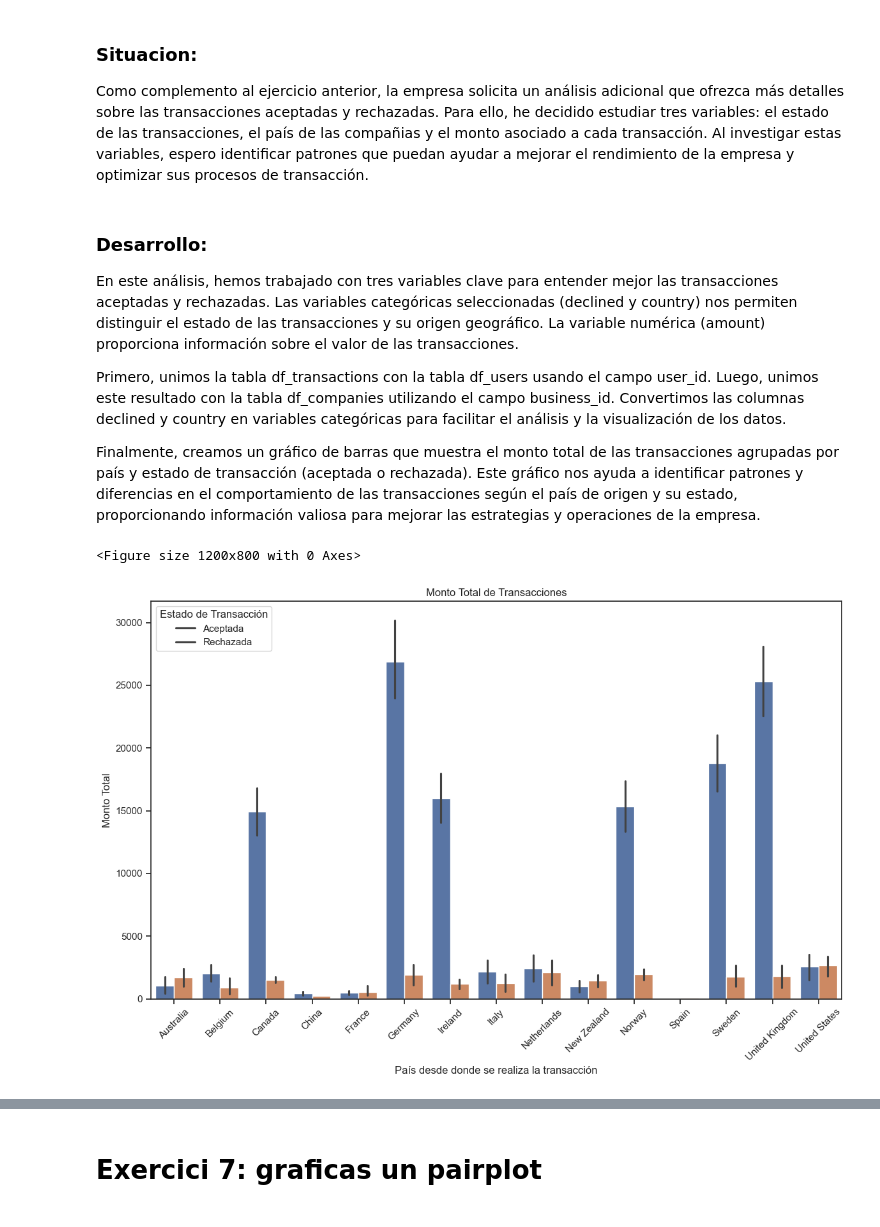
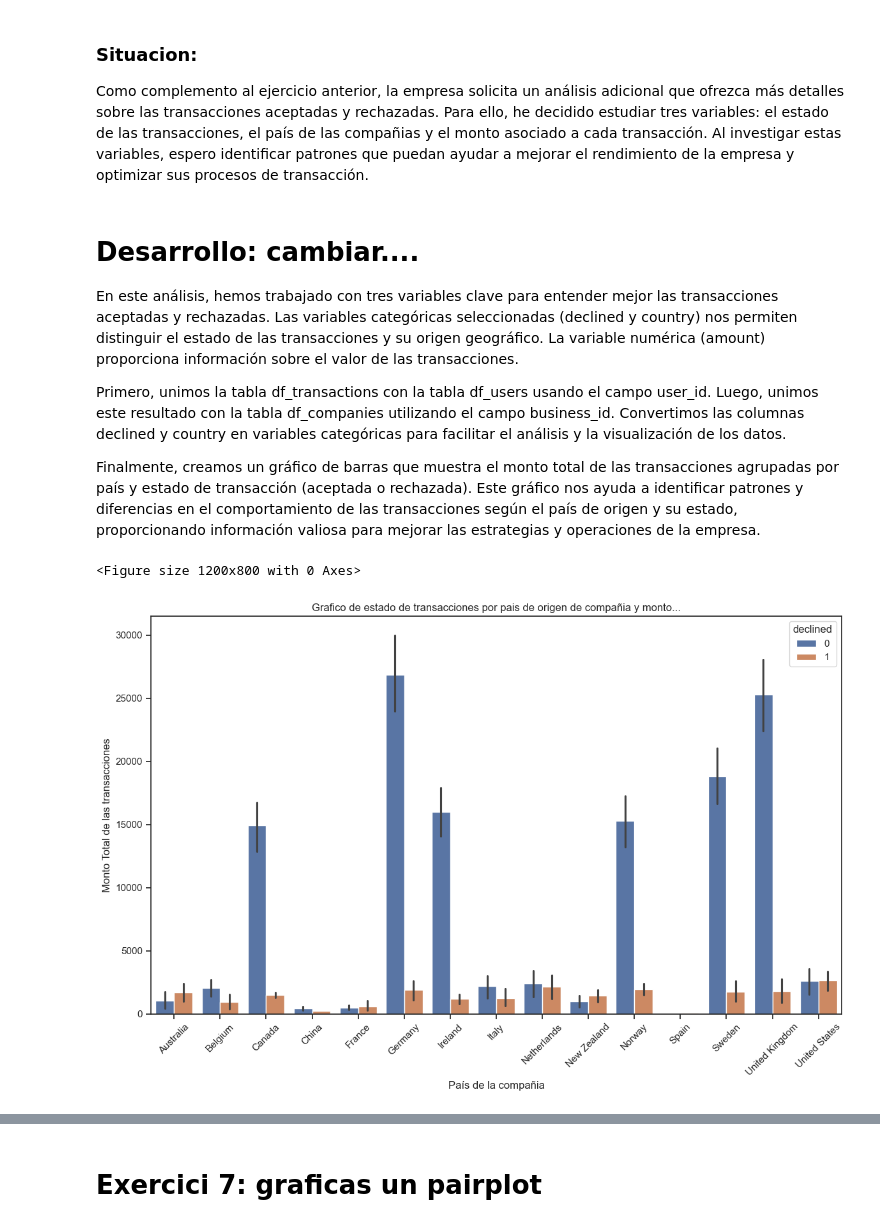
Before and after one commit to mcariqueo/Data_analytics_2024, a Jupyter notebook: Sprint_8_Python/sprint.ipynb, the cells around one changed output, grey strips where cells are left out. Drawn from its saved outputs; the diff is of its cells as text; code cells hidden in the pictures.

```diff
--- a/Sprint_8_Python/sprint.ipynb
+++ b/Sprint_8_Python/sprint.ipynb
@@ -424,7 +416,7 @@ Es posible que las dificultades con los bancos canadienses se deban a políticas
 
 Como complemento al ejercicio anterior, la empresa solicita un análisis adicional que ofrezca más detalles sobre las transacciones aceptadas y rechazadas. Para ello, he decidido estudiar tres variables: el estado de las transacciones, el país de las compañias y el monto asociado a cada transacción. Al investigar estas variables, espero identificar patrones que puedan ayudar a mejorar el rendimiento de la empresa y optimizar sus procesos de transacción.
 # %% [markdown]
-### Desarrollo:
+# Desarrollo: cambiar....
 
 En este análisis, hemos trabajado con tres variables clave para entender mejor las transacciones aceptadas y rechazadas. Las variables categóricas seleccionadas (declined y country) nos permiten distinguir el estado de las transacciones y su origen geográfico. La variable numérica (amount) proporciona información sobre el valor de las transacciones.
 
@@ -434,29 +426,29 @@ Finalmente, creamos un gráfico de barras que muestra el monto total de las tran
 # %%
 # Suponiendo que 'id' en df_companies corresponde a 'business_id' en df_transactions
 merged_df = pd.merge(df_transactions, df_users, left_on='user_id', right_on='id', suffixes=('_transaction', '_user'))
 merged_df = pd.merge(merged_df, df_companies, left_on='business_id', right_on='company_id')
 
 # Convertir 'declined' y 'country' en variables categóricas
 merged_df['declined'] = merged_df['declined'].astype('category')
 merged_df['country_y'] = merged_df['country_y'].astype('category')
 
 # Graficar los datos
 plt.figure(figsize=(12, 8))
 
 # Gráfico de barras agrupadas con 'amount' por 'country' y 'declined'
 plt.figure(figsize=(12, 8))
 sns.barplot(x='country_y', y='amount', hue='declined', data=merged_df, estimator=sum)
-plt.title('Monto Total de Transacciones')
-plt.xlabel('País desde donde se realiza la transacción')
-plt.ylabel('Monto Total')
-plt.legend(title='Estado de Transacción', labels=['Aceptada', 'Rechazada'])
+plt.title('Grafico de estado de transacciones por pais de origen de compañia y monto...')
+plt.xlabel('País de la compañia')
+plt.ylabel('Monto Total de las transacciones')
+
 
 plt.xticks(rotation=45)
 plt.tight_layout()
 plt.show()
 # %% [output]
 <Figure size 1200x800 with 0 Axes>
-[figure, old version]
+[figure, new version]
 # %% [markdown]
 ### **Analisis:**
 
```
Also changed, not shown: parts of 12 cells of this notebook, 2 other files.
